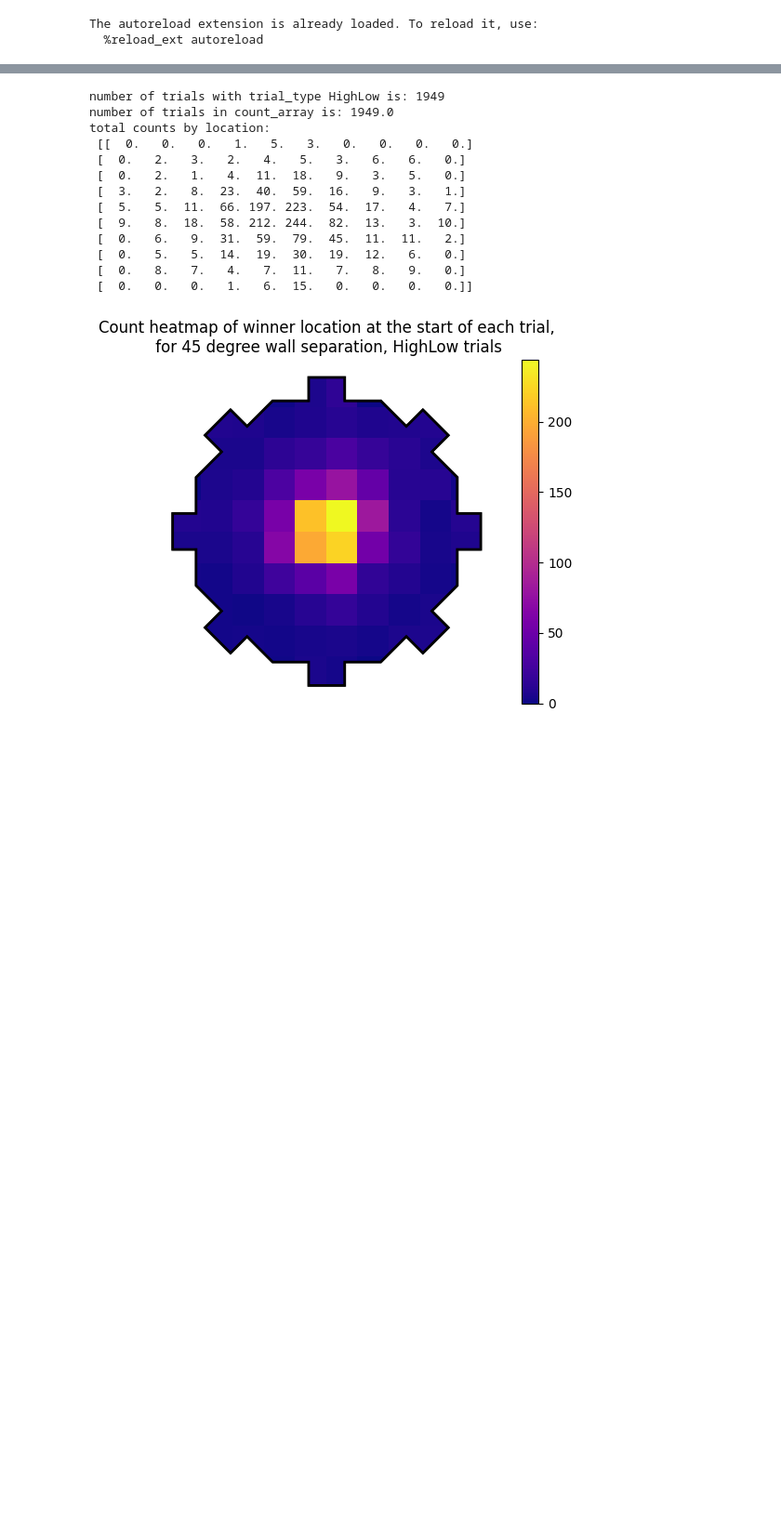
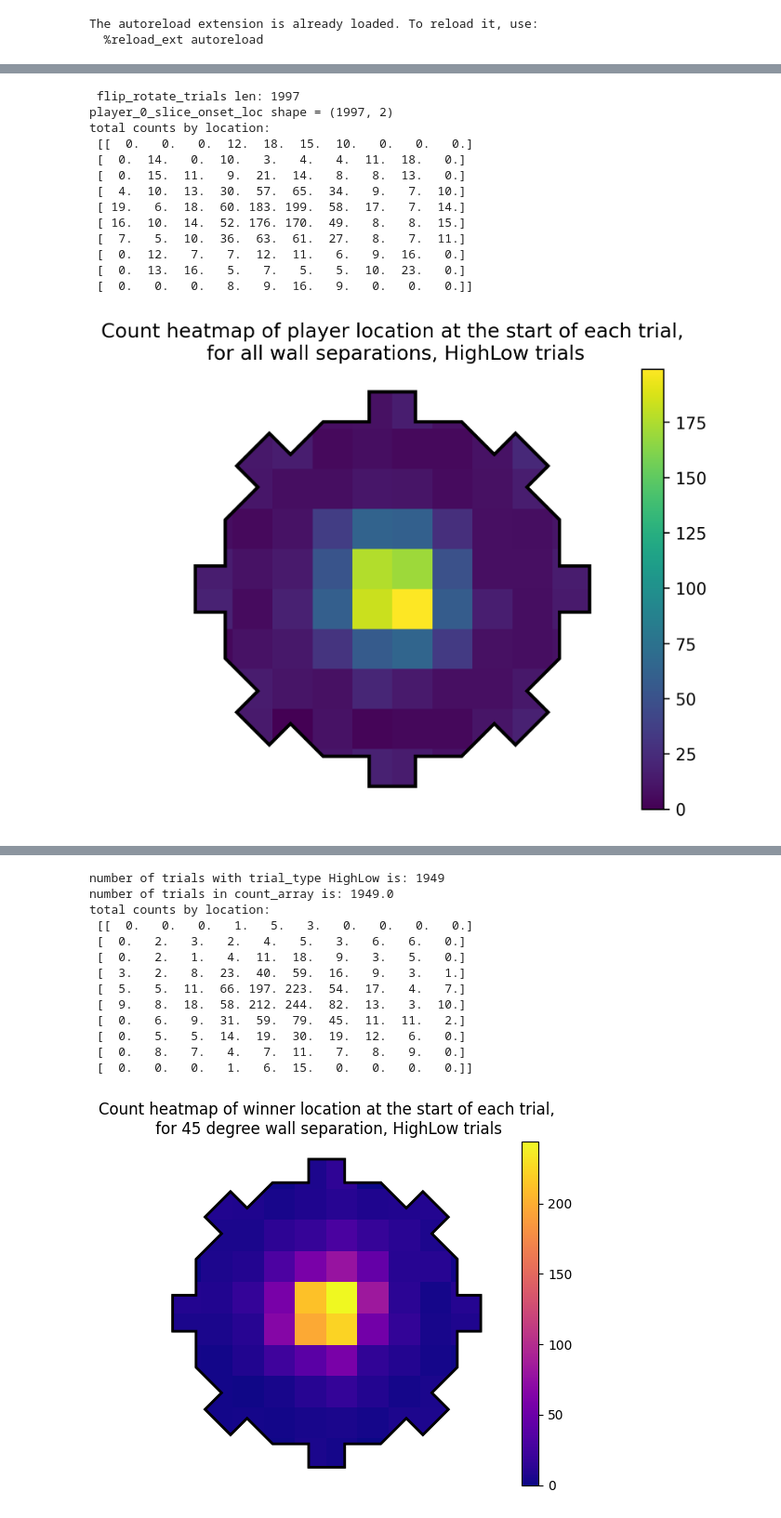
Before and after one commit to tomhagley6/octagon_analysis, a Jupyter notebook: demos/heatmap_demo.ipynb, the cells around one changed output, grey strips where cells are left out. Shown: that part at 93% size. Saved outputs shown, nothing was run; the diff lists cells and outputs as text; code cells hidden in the pictures; blank space fills up the shorter version.

```diff
--- a/demos/heatmap_demo.ipynb
+++ b/demos/heatmap_demo.ipynb
@@ -555,6 +557,33 @@ def probability_chose_wall_location_heatmap(trial_list, wall_sep=1,
         plot_heatmap_from_count_array(ax, probability_count_array, vmin=0, vmax=1)
 
     return ax
+# %%
+ax = start_loc_heatmap(trial_list, wall_sep=None,
+                             trial_type=globals.HIGH_LOW,
+                             chosen_wall=None, cmap='viridis',
+                             solo=solo)
+ax.set_title("Count heatmap of player location at the start of each trial,\n for all wall separations, HighLow trials")
+for spine in plt.gca().spines.values():
+    spine.set_visible(False)
+plt.gca().tick_params(left=False, bottom=False)  # Turn off major ticks
+plt.gca().set_xticklabels([])
+plt.gca().set_yticklabels([])
+plt.show()
+# %% [output]
+ flip_rotate_trials len: 1997
+player_0_slice_onset_loc shape = (1997, 2)
+total counts by location:
+ [[  0.   0.   0.  12.  18.  15.  10.   0.   0.   0.]
+ [  0.  14.   0.  10.   3.   4.   4.  11.  18.   0.]
+ [  0.  15.  11.   9.  21.  14.   8.   8.  13.   0.]
+ [  4.  10.  13.  30.  57.  65.  34.   9.   7.  10.]
+ [ 19.   6.  18.  60. 183. 199.  58.  17.   7.  14.]
+ [ 16.  10.  14.  52. 176. 170.  49.   8.   8.  15.]
+ [  7.   5.  10.  36.  63.  61.  27.   8.   7.  11.]
+ [  0.  12.   7.   7.  12.  11.   6.   9.  16.   0.]
+ [  0.  13.  16.   5.   7.   5.   5.  10.  23.   0.]
+ [  0.   0.   0.   8.   9.  16.   9.   0.   0.   0.]]
+[figure, added]
 # %%
 ax = start_loc_heatmap(trial_list, wall_sep=1,
                              trial_type=globals.HIGH_LOW,
```
Also changed, not shown: parts of 5 cells of this notebook, 6 other files.
